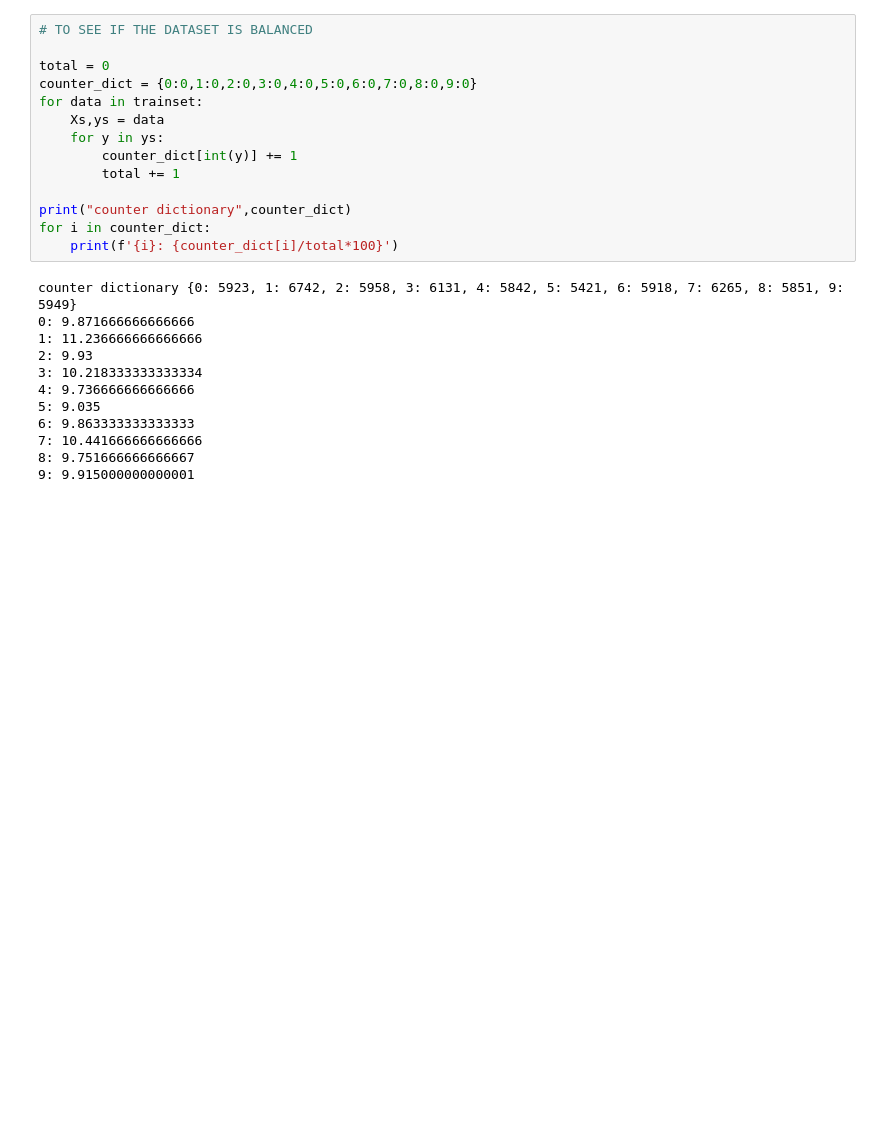
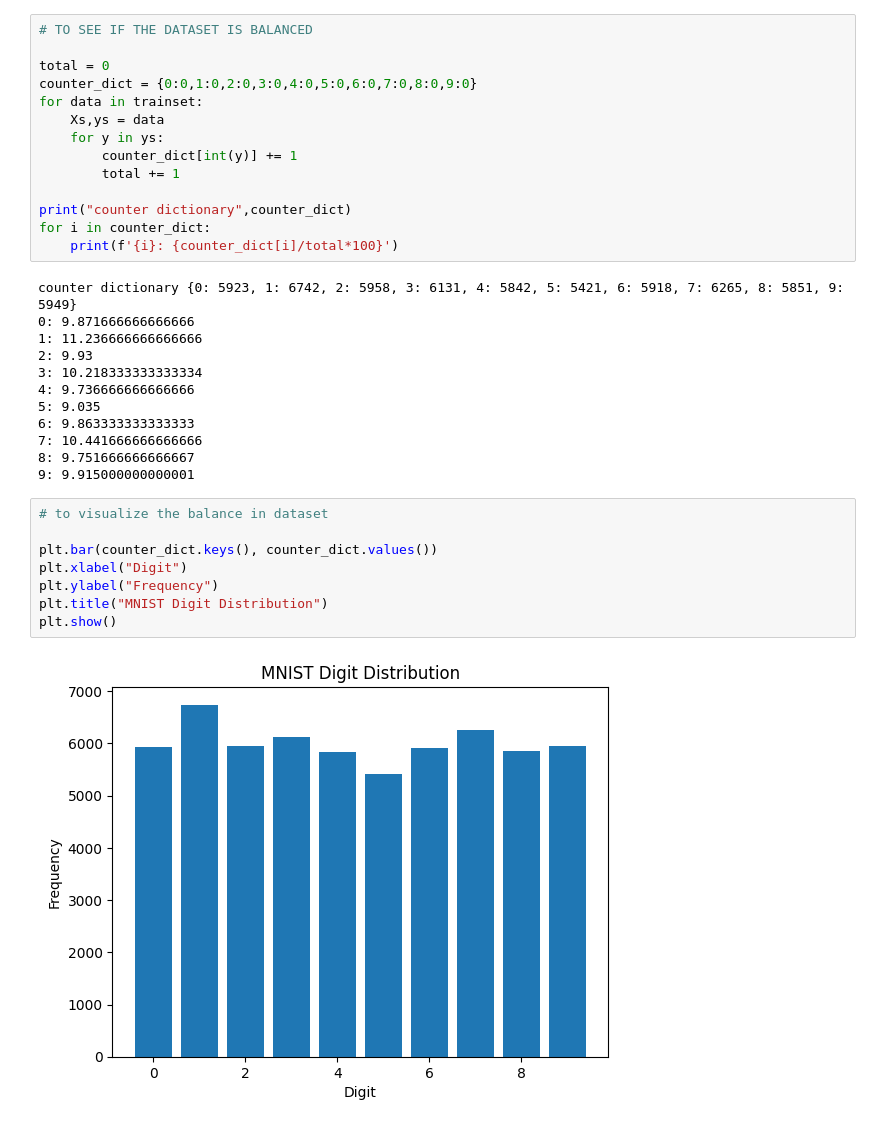
Before and after one commit to TANMaYtO/PyTorch, a Jupyter notebook: pytorch.ipynb, the cells around one changed output. Saved outputs shown, nothing was run; the diff lists cells and outputs as text; blank space fills up the shorter version.

```diff
--- a/pytorch.ipynb
+++ b/pytorch.ipynb
@@ -92,3 +92,13 @@ counter dictionary {0: 5923, 1: 6742, 2: 5958, 3: 6131, 4: 5842, 5: 5421, 6: 591
 7: 10.441666666666666
 8: 9.751666666666667
 9: 9.915000000000001
+# %%
+# to visualize the balance in dataset
+
+plt.bar(counter_dict.keys(), counter_dict.values())
+plt.xlabel("Digit")
+plt.ylabel("Frequency")
+plt.title("MNIST Digit Distribution")
+plt.show()
+# %% [output]
+[figure, added]
```
Also changed, not shown: parts of 3 cells of this notebook.
